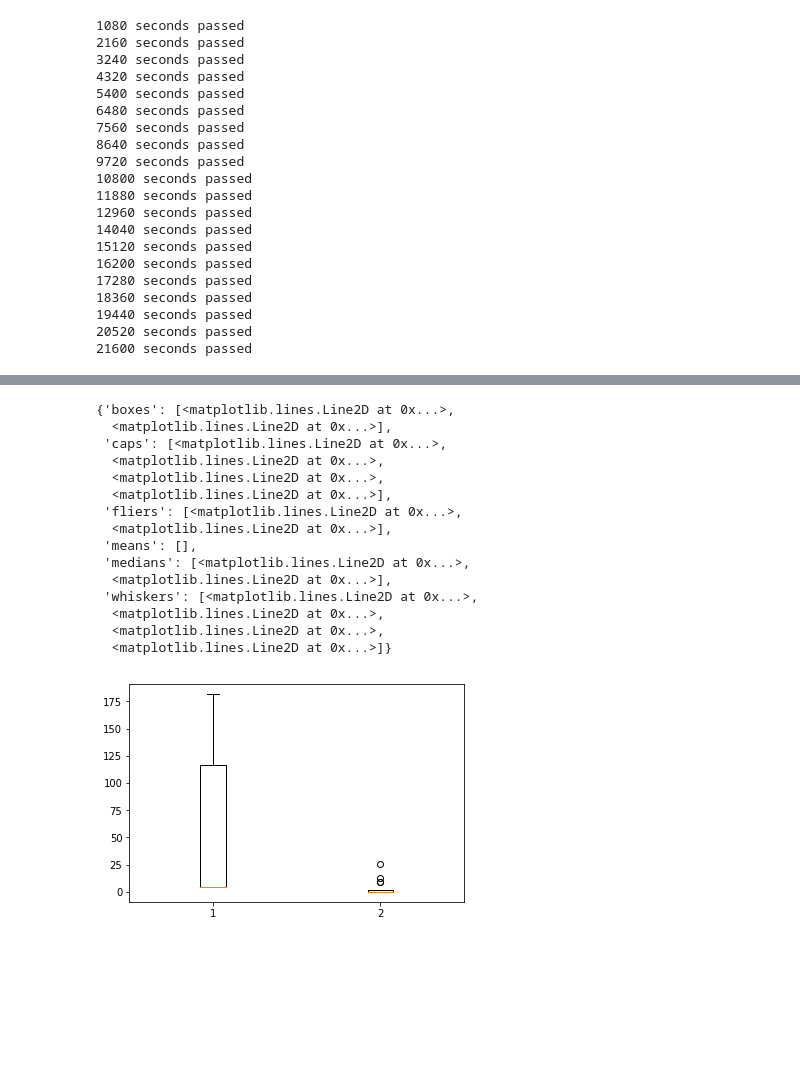
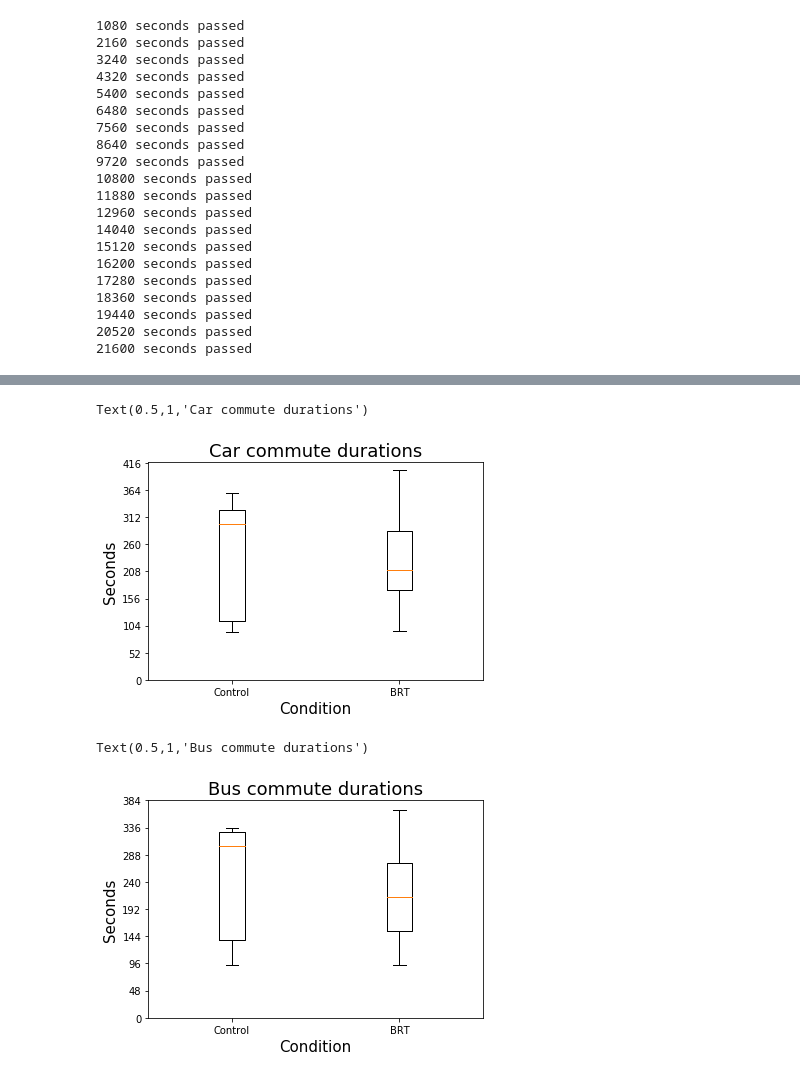
Before and after one commit to OKRobot/RoadSimulator, a Jupyter notebook: Traffic Simulator.ipynb, the cells around one changed output, grey strips where cells are left out. Cells and saved outputs as stored; diff of their text form; code cells hidden in the pictures; blank space fills up the shorter version.

```diff
--- a/Traffic Simulator.ipynb
+++ b/Traffic Simulator.ipynb
@@ -967,19 +913,22 @@ plt.boxplot([CAR_STOP_DURATIONS, BRT_CAR_STOP_DURATIONS])
-# %%
-plt.boxplot([BUS_STOP_DURATIONS, BRT_BUS_STOP_DURATIONS])
-# %% [output]
-{'boxes': [<matplotlib.lines.Line2D at 0x...>,
-  <matplotlib.lines.Line2D at 0x...>],
- 'caps': [<matplotlib.lines.Line2D at 0x...>,
-  <matplotlib.lines.Line2D at 0x...>,
-  <matplotlib.lines.Line2D at 0x...>,
-  <matplotlib.lines.Line2D at 0x...>],
- 'fliers': [<matplotlib.lines.Line2D at 0x...>,
-  <matplotlib.lines.Line2D at 0x...>],
- 'means': [],
- 'medians': [<matplotlib.lines.Line2D at 0x...>,
-  <matplotlib.lines.Line2D at 0x...>],
- 'whiskers': [<matplotlib.lines.Line2D at 0x...>,
-  <matplotlib.lines.Line2D at 0x...>,
-  <matplotlib.lines.Line2D at 0x...>,
-  <matplotlib.lines.Line2D at 0x...>]}
-[figure, removed]
+# %%
+plt.boxplot([CAR_DURATIONS, BRT_CAR_DURATIONS])
+y_max = max(CAR_DURATIONS + BRT_CAR_DURATIONS)*1.05
+plt.yticks(np.linspace(0, y_max - (y_max % 8),9))
+plt.xticks([1,2], ['Control', 'BRT'])
+plt.xlabel('Condition', fontsize=15)
+plt.ylabel('Seconds', fontsize=15)
+plt.title("Car commute durations", fontsize=18)
+# %% [output]
+Text(0.5,1,'Car commute durations')
+[figure, added]
+# %%
+plt.boxplot([BUS_DURATIONS, BRT_BUS_DURATIONS])
+y_max = max(BUS_DURATIONS + BRT_BUS_DURATIONS)*1.05
+plt.yticks(np.linspace(0, y_max - (y_max % 8),9))
+plt.xticks([1,2], ['Control', 'BRT'])
+plt.xlabel('Condition', fontsize=15)
+plt.ylabel('Seconds', fontsize=15)
+plt.title("Bus commute durations", fontsize=18)
+# %% [output]
+Text(0.5,1,'Bus commute durations')
+[figure, added]
```
Also changed, not shown: parts of 12 cells of this notebook, 5 other files.
